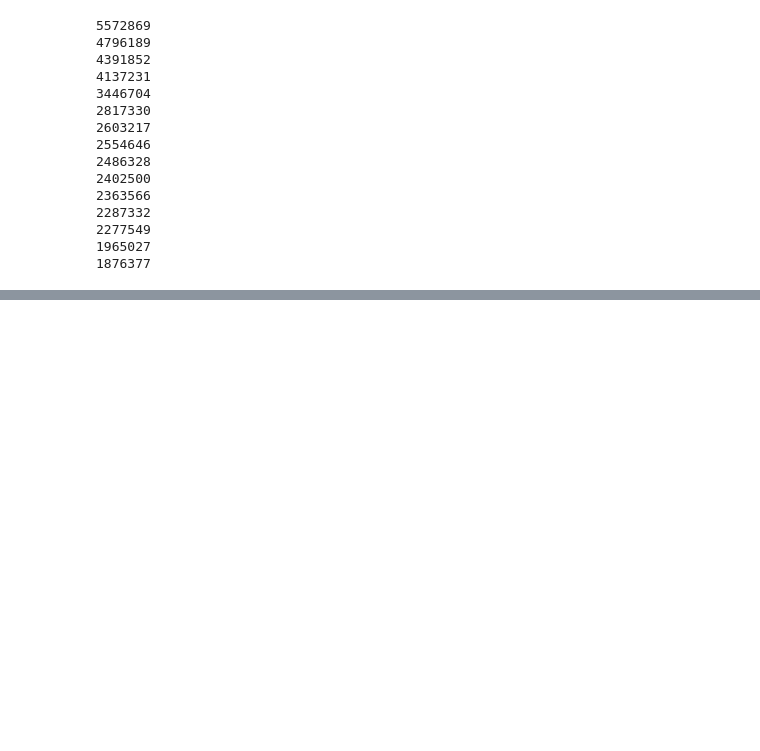
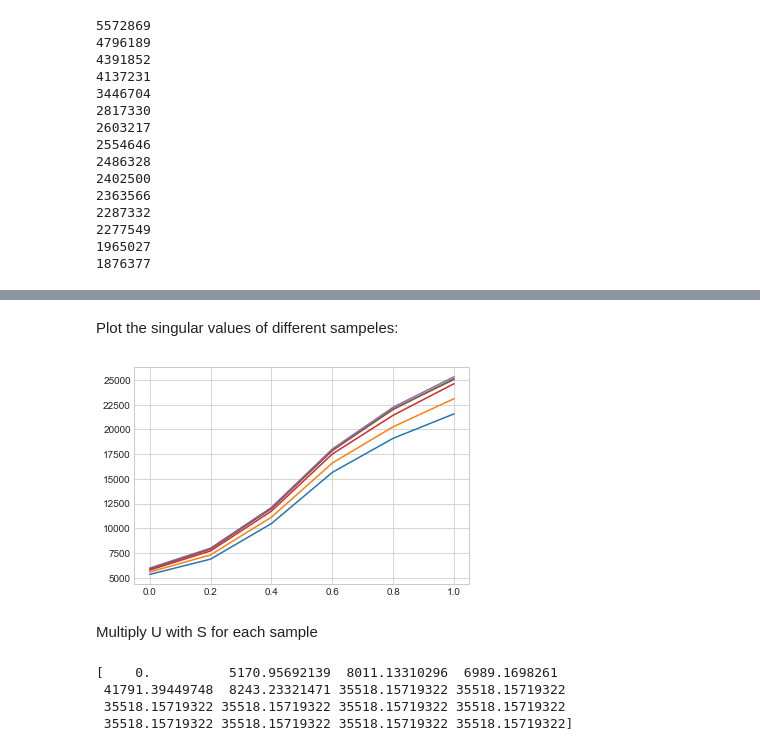
Before and after one commit to garner1/refgenomeLP, a Jupyter notebook: vectorization.ipynb, the cells around one changed output, grey strips where cells are left out. Drawn from its saved outputs; the diff is of its cells as text; code cells hidden in the pictures; blank space fills up the shorter version.

```diff
--- a/vectorization.ipynb
+++ b/vectorization.ipynb
@@ -177,0 +180,12 @@ dtm = vectorizer.fit_transform(corpus) # get document-term matrix
+# %%
+allfiles = [] # Creates an empty list
+ind = 0
+for root, dirs, files, in os.walk("/home/garner1/Work/dataset/refgenomeLP/SVD_from_DTM/"):
+    for file in files:
+        ind = ind+1
+        if file.endswith(".p"):
+            print (file)
+            print (str(ind) + " of " + str(len(files)) )
+            openfiles = open(os.path.join(root, file), 'rb')
+            loadedfiles = pickle.load(openfiles)
+            allfiles.append(loadedfiles)
@@ -177,0 +210,16 @@ dtm = vectorizer.fit_transform(corpus) # get document-term matrix
+# %% [markdown]
+Plot the singular values of different sampeles:
+# %%
+%matplotlib inline
+import matplotlib.pyplot as plt
+plt.style.use('seaborn-whitegrid')
+
+fig = plt.figure()
+ax = plt.axes()
+x = np.linspace(0, 1, 6)
+for ind in range(6):
+    ax.plot(x, allfiles[ind][1])
+# %% [output]
+[figure, added]
+# %% [markdown]
+Multiply U with S for each sample
@@ -177,0 +237,7 @@ dtm = vectorizer.fit_transform(corpus) # get document-term matrix
+# %%
+print(D[0,:])
+# %% [output]
+[    0.          5170.95692139  8011.13310296  6989.1698261
+ 41791.39449748  8243.23321471 35518.15719322 35518.15719322
+ 35518.15719322 35518.15719322 35518.15719322 35518.15719322
+ 35518.15719322 35518.15719322 35518.15719322 35518.15719322]
```
Also changed, not shown: parts of 6 cells of this notebook, 1 other file.
